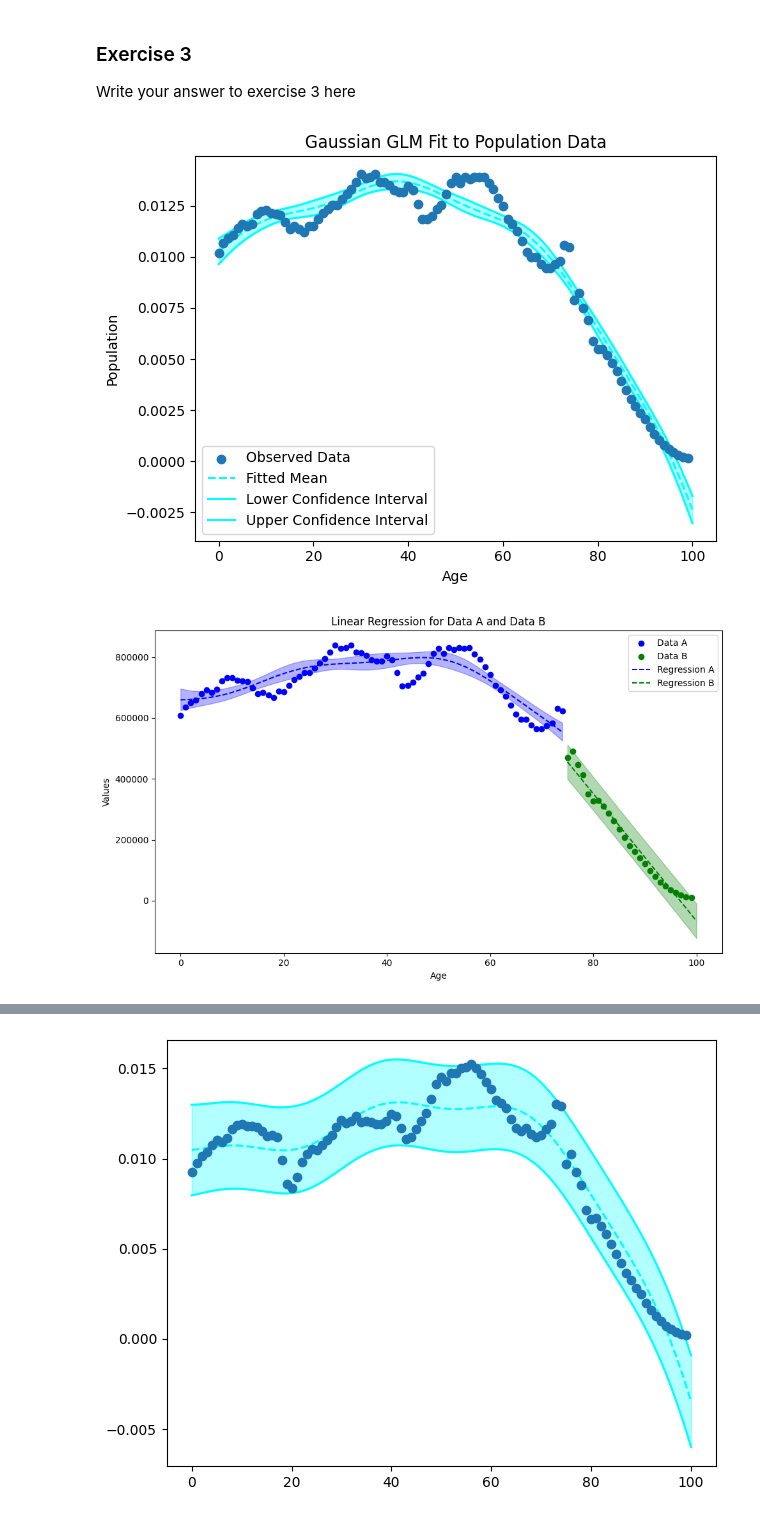
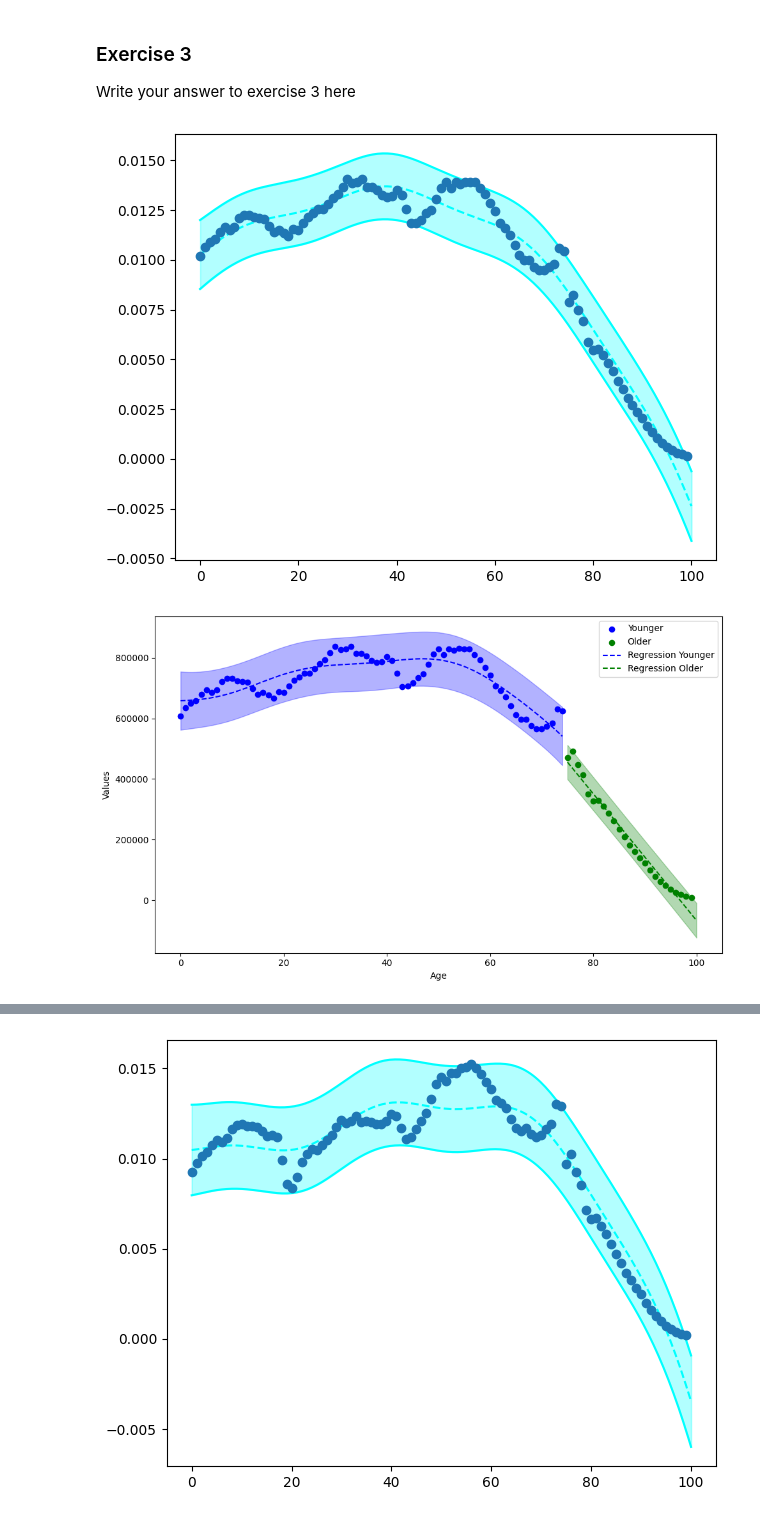
Before and after one commit to Navaneeth2906/nm803_ads_2024, a Jupyter notebook: Practical_3.ipynb, the cells around one changed output, grey strips where cells are left out. Drawn from its saved outputs; the diff is of its cells as text; code cells hidden in the pictures.

```diff
--- a/Practical_3.ipynb
+++ b/Practical_3.ipynb
@@ -820,11 +810,12 @@ def fit_ages_to_population(y):
     plt.show()
 # %%
 y = age_df.sum(axis=0)
-fit_ages_to_population(y/np.sum(y))
+fit_ages_to_population_OLS(y/np.sum(y))
 # %% [output]
-[figure, old version]
+[figure, new version]
 # %%
 """Splitting does not make sense for the overall population data"""
+# I am using OLS
 
 import numpy as np
 import statsmodels.api as sm
@@ -833,13 +824,13 @@ import matplotlib.pyplot as plt
 x = np.array([[i] for i in range(100)])  # ages
 y = age_df.sum(axis=0)
 
-# Split data into parts 'a' and 'b'
+# Split data
 x_a = x[:75]
 y_a = y[:75]
 x_b = x[75:]
 y_b = y[75:]
 
-# Linear regression for part 'a'
+# Fit for part 1
 x_a_design = np.concatenate(
     (   np.sin(x_a * (2 * np.pi / 30)).reshape(-1, 1),
         x_a.reshape(-1, 1),
@@ -852,12 +843,12 @@ x_a_design = np.concatenate(
 m_linear_a = sm.OLS(y_a, x_a_design)
 results_a = m_linear_a.fit()
 
-# Linear regression for part 'b'
+# Fit for part 2
 x_b_design = np.concatenate((x_b, np.ones_like(x_b)), axis=1)
 m_linear_b = sm.OLS(y_b, x_b_design)
 results_b = m_linear_b.fit()
 
-# Predictions for part 'a'
+# Predict for part 1
 x_pred_a = np.linspace(0, 74, 100).reshape(-1, 1)
 x_pred_a_design = np.concatenate((   np.sin(x_pred_a * (2 * np.pi / 30)).reshape(-1, 1),
         x_pred_a.reshape(-1, 1),
@@ -867,7 +858,7 @@ x_pred_a_design = np.concatenate((   np.sin(x_pred_a * (2 * np.pi / 30)).reshape
     ), axis=1)
 y_pred_a = results_a.get_prediction(x_pred_a_design).summary_frame(alpha=0.05)
 
-# Predictions for part 'b'
+# Predict for part 2
 x_pred_b = np.linspace(75, 100, 200).reshape(-1, 1)
 x_pred_b_design = np.concatenate((x_pred_b, np.ones_like(x_pred_b)), axis=1)
 y_pred_b = results_b.get_prediction(x_pred_b_design).summary_frame(alpha=0.05)
@@ -876,37 +867,36 @@ y_pred_b = results_b.get_prediction(x_pred_b_design).summary_frame(alpha=0.05)
 fig, ax = plt.subplots(figsize=(10, 6))
 
 # Scatter plots
-ax.scatter(x_a, y_a, color='blue', label='Data A', zorder=2)
-ax.scatter(x_b, y_b, color='green', label='Data B', zorder=2)
+ax.scatter(x_a, y_a, color='blue', label='Younger', zorder=2)
+ax.scatter(x_b, y_b, color='green', label='Older', zorder=2)
 
 # Part 'a' regression line and confidence intervals
-ax.plot(x_pred_a, y_pred_a['mean'], color='blue', linestyle='--', label='Regression A', zorder=1)
+ax.plot(x_pred_a, y_pred_a['mean'], color='blue', linestyle='--', label='Regression Younger', zorder=1)
 ax.fill_between(
     x_pred_a.flatten(),
     y_pred_a['obs_ci_lower'],
     y_pred_a['obs_ci_upper'],
     color='blue',
     alpha=0.3,
     zorder=1,
 )
 
 # Part 'b' regression line and confidence intervals
-ax.plot(x_pred_b, y_pred_b['mean'], color='green', linestyle='--', label='Regression B', zorder=1)
+ax.plot(x_pred_b, y_pred_b['mean'], color='green', linestyle='--', label='Regression Older', zorder=1)
 ax.fill_between(
     x_pred_b.flatten(),
     y_pred_b['obs_ci_lower'],
     y_pred_b['obs_ci_upper'],
     color='green',
     alpha=0.3,
     zorder=1,
 )
 
 # Plot formatting
 ax.legend()
 ax.set_xlabel("Age")
 ax.set_ylabel("Values")
-ax.set_title("Linear Regression for Data A and Data B")
 plt.tight_layout()
 plt.show()
 # %% [output]
-[figure, old version]
+[figure, new version]
```
Also changed, not shown: parts of 31 cells of this notebook.
